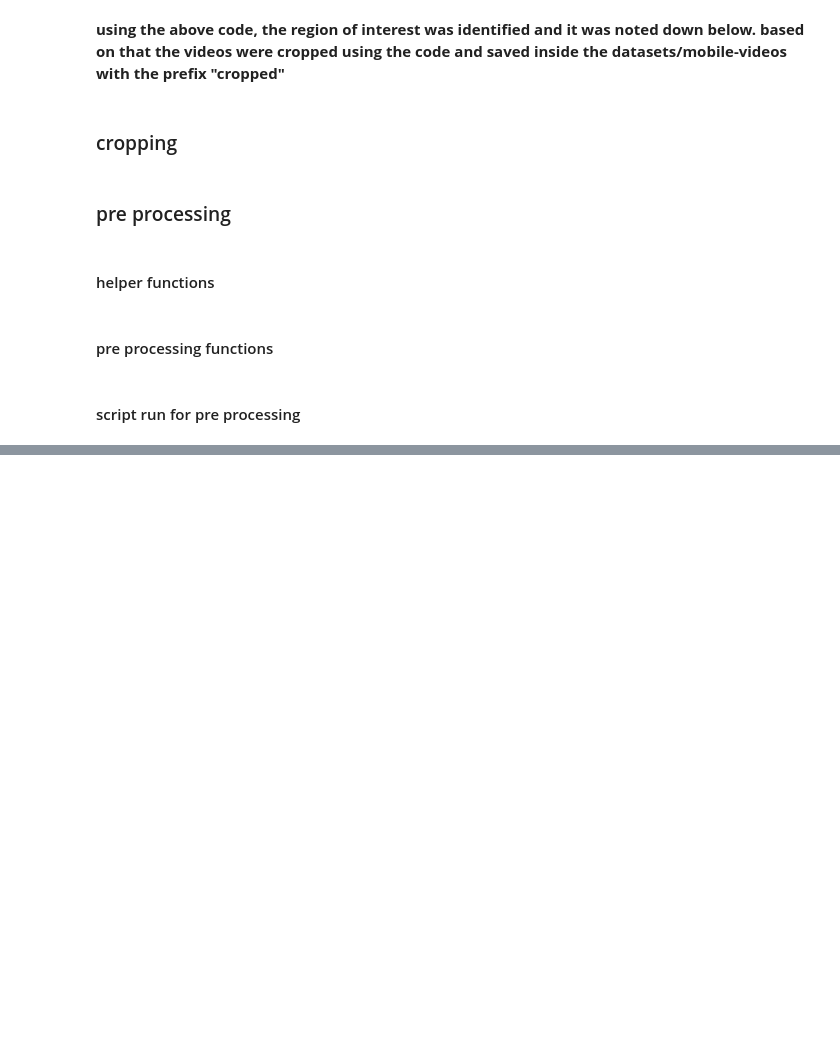
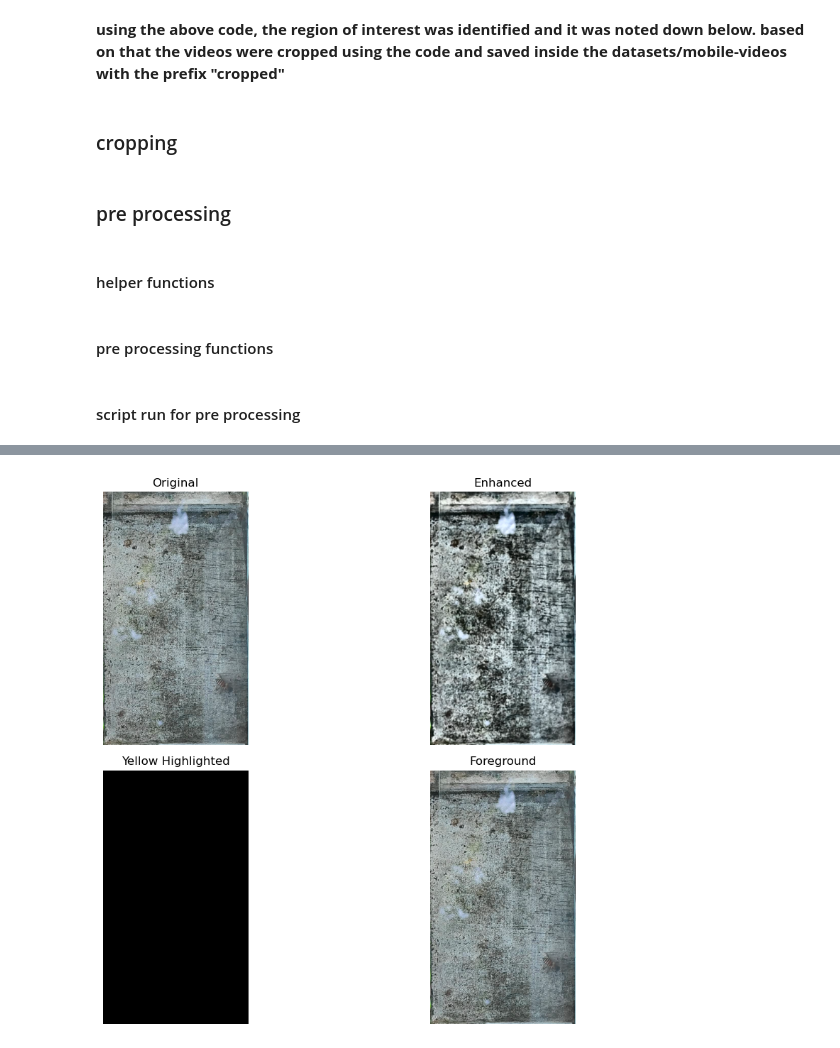
Before and after one commit to cepdnaclk/beehive-monitoring-system, a Jupyter notebook: code/preprocessing.ipynb, the cells around one changed output, grey strips where cells are left out. Saved outputs shown, nothing was run; the diff lists cells and outputs as text; code cells hidden in the pictures; blank space fills up the shorter version.

Commit message:
background supression and color enhancement

```diff
--- a/code/preprocessing.ipynb
+++ b/code/preprocessing.ipynb
@@ -201,9 +204,9 @@ for video_name in videos:
         # Write the processed frame
         out.write(processed_frame)
 
-        # Display every 1000th frame
-        if frame_idx % 10000 == 0:
-            display_frame(processed_frame, title=f"Processed Frame {frame_idx}")
+        ## Display every 1000th frame
+        # if frame_idx % 10000 == 0:
+            # display_frame(processed_frame, title=f"Processed Frame {frame_idx}")
 
         frame_idx += 1
 
@@ -216,0 +292,80 @@ Finished processing cropped_muted_1.mp4. Saved to ./datasets/pre-processed-mobil
+# %%
+import cv2
+import numpy as np
+import matplotlib.pyplot as plt
+import os
+
+# Frame directory
+frame_input_dir = './datasets/video-frames'
+processed_output_dir = './datasets/processed-frames'
+os.makedirs(processed_output_dir, exist_ok=True)
+
+# Select image index to process
+selected_image_index = 1  # Change this to the desired frame index
+
+# Get all image files from the directory
+image_files = sorted([f for f in os.listdir(frame_input_dir) if f.endswith('.png')])
+if not image_files:
+    print("No images found in the directory.")
+else:
+    # Ensure the selected index is within range
+    if selected_image_index < 1 or selected_image_index > len(image_files):
+        print(f"Invalid index. Please select a value between 1 and {len(image_files)}.")
+    else:
+        # Load the selected image
+        selected_image_path = os.path.join(frame_input_dir, image_files[selected_image_index - 1])
+        frame = cv2.imread(selected_image_path)
+
+        if frame is None:
+            print(f"Error: Could not read the image {selected_image_path}")
+        else:
+            # 1. Original frame (no cropping needed in this case)
+            original_frame = frame
+
+            # 2. Noise Reduction
+            gaussian_blurred = cv2.GaussianBlur(original_frame, (5, 5), 0)
+            median_blurred = cv2.medianBlur(gaussian_blurred, 5)
+
+            # 3. Contrast and Brightness Adjustment
+            # Convert to LAB color space for brightness normalization
+            lab = cv2.cvtColor(median_blurred, cv2.COLOR_BGR2LAB)
+            l_channel, a, b = cv2.split(lab)
+            clahe = cv2.createCLAHE(clipLimit=3.0, tileGridSize=(8, 8))
+            l_channel = clahe.apply(l_channel)
+            enhanced_frame = cv2.merge((l_channel, a, b))
+            enhanced_frame = cv2.cvtColor(enhanced_frame, cv2.COLOR_LAB2BGR)
+
+            # 4. Color Thresholding (Focus on yellow for pollen detection)
+            hsv = cv2.cvtColor(enhanced_frame, cv2.COLOR_BGR2HSV)
+            lower_yellow = np.array([20, 100, 100])  # Adjust thresholds for yellow
+            upper_yellow = np.array([30, 255, 255])
+            mask_yellow = cv2.inRange(hsv, lower_yellow, upper_yellow)
+
+            # Combine mask with the original frame
+            yellow_highlighted = cv2.bitwise_and(original_frame, original_frame, mask=mask_yellow)
+
+            # 5. Background Subtraction (Optional if dynamic objects only)
+            bg_subtractor = cv2.createBackgroundSubtractorMOG2(history=500, varThreshold=50, detectShadows=False)
+            fg_mask = bg_subtractor.apply(original_frame)
+            fg_cleaned = cv2.morphologyEx(fg_mask, cv2.MORPH_OPEN, cv2.getStructuringElement(cv2.MORPH_RECT, (5, 5)))
+
+            # 6. Combine Foreground Mask
+            foreground = cv2.bitwise_and(original_frame, original_frame, mask=fg_cleaned)
+
+            # Save the processed frame
+            output_path = os.path.join(processed_output_dir, f"processed_{image_files[selected_image_index - 1]}")
+            cv2.imwrite(output_path, yellow_highlighted)
+
+            # Display intermediate results
+            plt.figure(figsize=(12, 8))
+            titles = ['Original', 'Enhanced', 'Yellow Highlighted', 'Foreground']
+            images = [original_frame, enhanced_frame, yellow_highlighted, foreground]
+            for i in range(4):
+                plt.subplot(2, 2, i + 1)
+                plt.imshow(cv2.cvtColor(images[i], cv2.COLOR_BGR2RGB))
+                plt.title(titles[i])
+                plt.axis('off')
+            plt.tight_layout()
+            plt.show()
+# %% [output]
+[figure, added]
```
Also changed, not shown: parts of 12 cells of this notebook, 1 other file.
